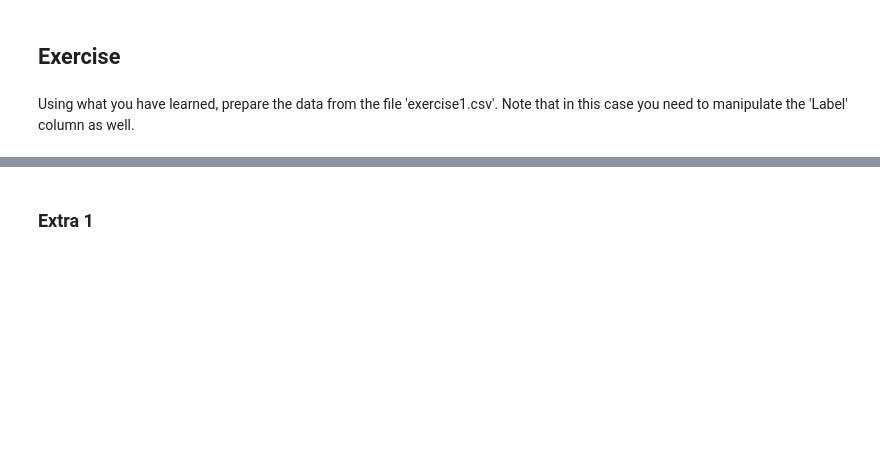
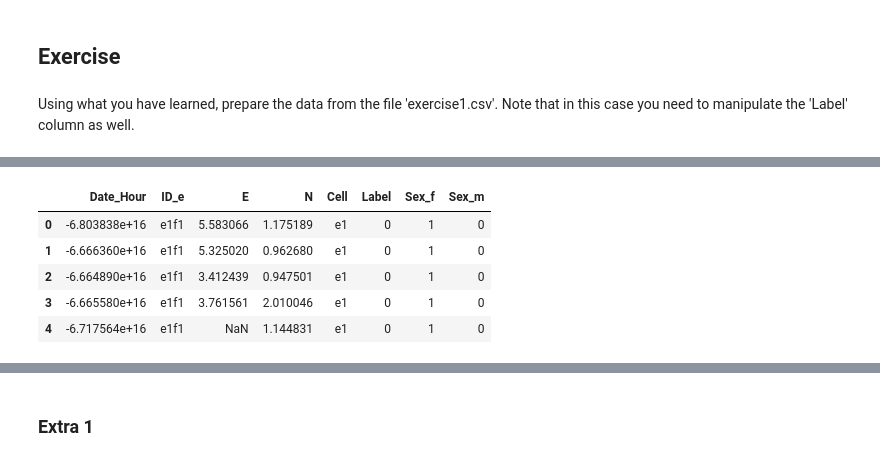
Before and after one commit to panks11/CE802, a Jupyter notebook: Pandas_and_preprocessing_in_scikit_learn.ipynb, the cells around one changed output, grey strips where cells are left out. Cells and saved outputs as stored; diff of their text form; code cells hidden in the pictures; blank space fills up the shorter version.

```diff
--- a/Pandas_and_preprocessing_in_scikit_learn.ipynb
+++ b/Pandas_and_preprocessing_in_scikit_learn.ipynb
@@ -327,2 +329,2 @@ Using what you have learned, prepare the data from the file 'exercise1.csv'. Not
 # %%
-https://raw.githubusercontent.com/panks11/CE802/main/exercise1.csv
+data = pd.read_csv('https://raw.githubusercontent.com/panks11/CE802/main/exercise1.csv',parse_dates=[[4,5]],dayfirst=True)
@@ -328,0 +351,4 @@ https://raw.githubusercontent.com/panks11/CE802/main/exercise1.csv
+# %%
+time0 = pd.Timestamp('2020-08-01 00:00:00')
+data['Date_Hour'] = (data['Date_Hour'] - time0).values.astype(float)
+data.head()
@@ -328,0 +397,10 @@ https://raw.githubusercontent.com/panks11/CE802/main/exercise1.csv
+# %%
+data = pd.get_dummies(data, columns= ['Sex'])
+data.head()
+# %% [output]
+|  | Date_Hour | ID_e | E | N | Cell | Label | Sex_f | Sex_m |
+| 0 | -6.803838e+16 | e1f1 | 5.583066 | 1.175189 | e1 | 0 | 1 | 0 |
+| 1 | -6.666360e+16 | e1f1 | 5.325020 | 0.962680 | e1 | 0 | 1 | 0 |
+| 2 | -6.664890e+16 | e1f1 | 3.412439 | 0.947501 | e1 | 0 | 1 | 0 |
+| 3 | -6.665580e+16 | e1f1 | 3.761561 | 2.010046 | e1 | 0 | 1 | 0 |
+| 4 | -6.717564e+16 | e1f1 | NaN | 1.144831 | e1 | 0 | 1 | 0 |
```
Also changed, not shown: parts of 12 cells of this notebook.
